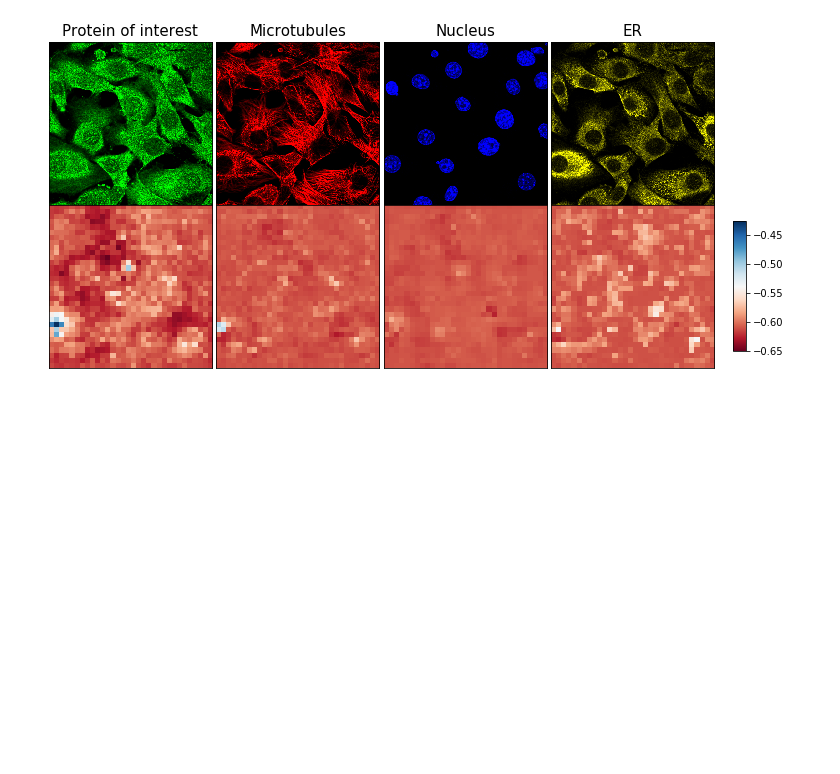
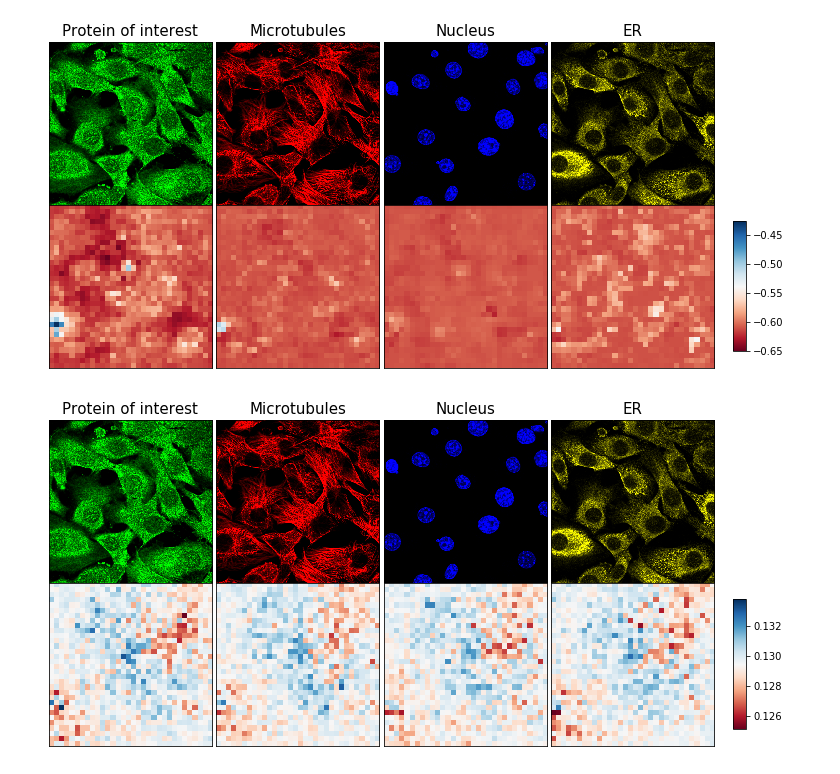
Before and after one commit to csinva/hpa-interp, a Jupyter notebook: visualization.ipynb, the cells around one changed output. Cells and saved outputs as stored; diff of their text form; code cells hidden in the pictures; blank space fills up the shorter version.

```diff
--- a/visualization.ipynb
+++ b/visualization.ipynb
@@ -67,6 +67,7 @@ for i in range(2):
 # %%
 rel_scores_pixel_sep = []
 rel_scores_pixel_sep.append(pkl.load(open('./data/rel_scores_pixel_sep_1', 'rb')))
+rel_scores_pixel_sep.append(pkl.load(open('./data/rel_scores_pixel_sep_4', 'rb')))
 # %%
 viz.viz_channels_combined(test_image, img_index, rel_scores_pixel_comb[0][0,:,:,2])
 # %% [output]
@@ -127,3 +128,7 @@ viz.viz_channels_separate(test_image, img_index, rel_scores=rel_scores_occlusion
 viz.viz_channels_separate(test_image, img_index, rel_scores=rel_scores_pixel_sep[0][:,:,:,:,2])
 # %% [output]
 [figure]
+# %%
+viz.viz_channels_separate(test_image, img_index, rel_scores=rel_scores_pixel_sep[1][:,:,:,:,2])
+# %% [output]
+[figure, added]
```
Also changed, not shown: 11 other files.
